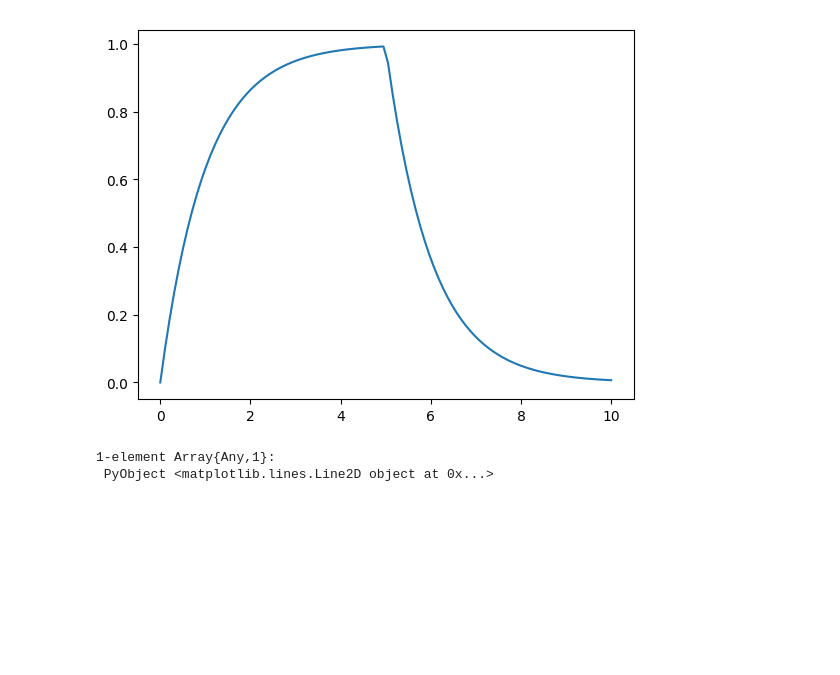
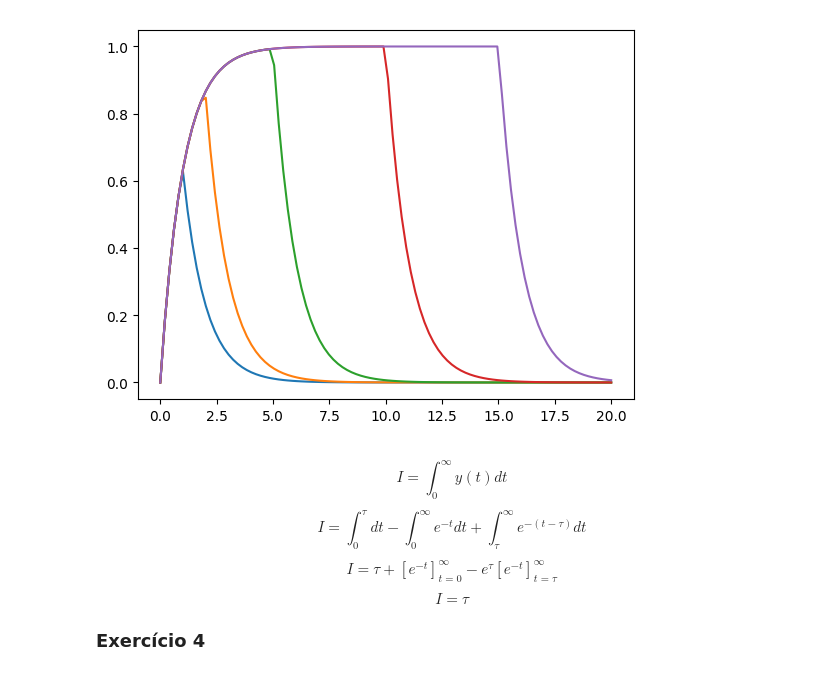
Before and after one commit to arthurcantarela/ea721, a Jupyter notebook: 1. Revisão, Introdução e Modelos Dinâmicos.ipynb, the cells around one changed output. Drawn from its saved outputs; the diff is of its cells as text; code cells hidden in the pictures; blank space fills up the shorter version.

Commit message:
Resolução até Lista 1 - Exercício 3

```diff
--- a/1. Revisão, Introdução e Modelos Dinâmicos.ipynb
+++ b/1. Revisão, Introdução e Modelos Dinâmicos.ipynb
@@ -78,15 +136,35 @@ $$
 # %%
+#=
+Plotagem de y(t) do Exercício 3
+t no intervalo [0, 20]
+Utilizando 4 valores para tau: {1, 2, 5, 10, 15}
+=#
 using PyPlot
 
+# define função degrau
 u(t) = 1./2. + 1./2.*(t./abs(t))
 
+# define y(t)
 y(t, tau) = 1.-exp(-t)-u(t-tau).*(1.-exp(tau-t))
 
-t = linspace(0,10,100)
-tau = 5
+# define domínio t
+t = linspace(0,20,100)
 
-plot(t, y(t,tau))
+# plota gráfico para diferentes valores de tau
+for(tau in [1,2,5,10,15])
+    plot(t, y(t,tau))
+end
 # %% [output]
-[figure, old version]
+[figure, new version]
-1-element Array{Any,1}:
- PyObject <matplotlib.lines.Line2D object at 0x...>
+# %% [markdown]
+$$
+I = \int_0^\infty y(t)dt
+$$$$
+I = \int_0^\tau dt-\int_0^\infty e^{-t}dt+\int_\tau^\infty e^{-(t-\tau)}dt
+$$$$
+I = \tau+\left[e^{-t}\right]_{t=0}^\infty-e^\tau\left[e^{-t}\right]_{t=\tau}^\infty
+$$$$
+I = \tau
+$$
+
+### Exercício 4
```
Also changed, not shown: parts of 1 cell of this notebook.
